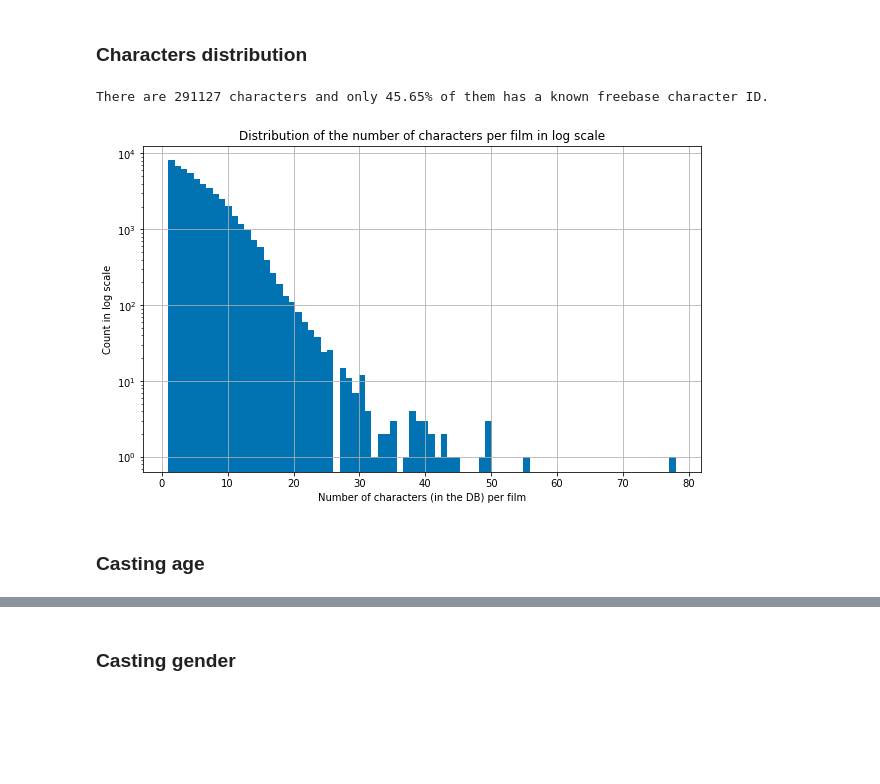
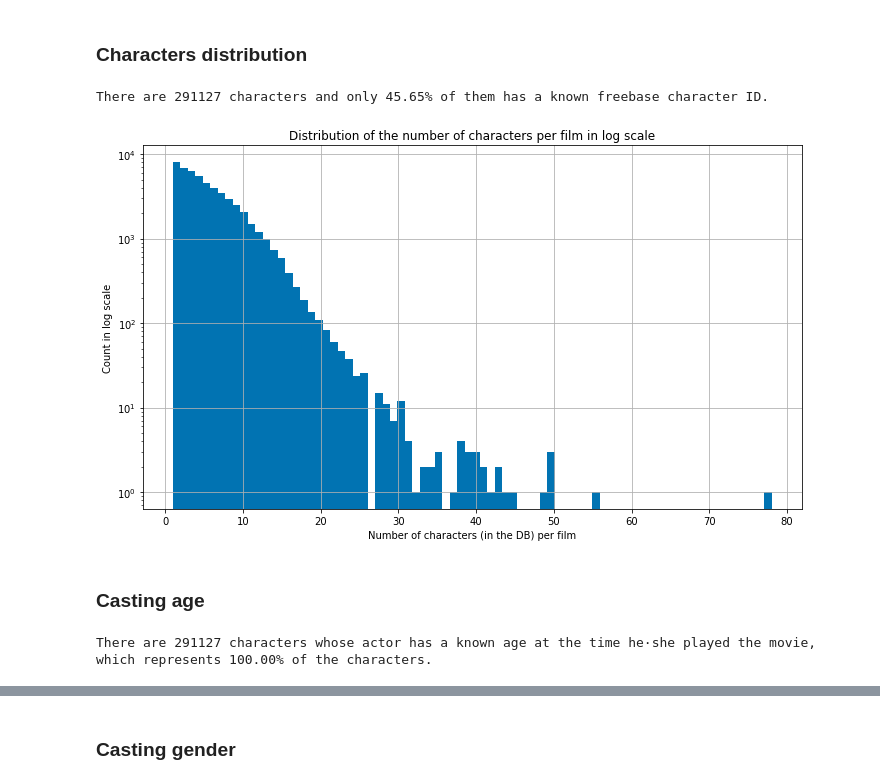
Before and after one commit to epfl-ada/ada-2022-project-dadalife, a Jupyter notebook: ADA_CMU.ipynb, the cells around one changed output, grey strips where cells are left out. Saved outputs shown, nothing was run; the diff lists cells and outputs as text; code cells hidden in the pictures; blank space fills up the shorter version.

```diff
--- a/ADA_CMU.ipynb
+++ b/ADA_CMU.ipynb
@@ -217,22 +217,23 @@ There are 51756 actors with different (name, date of birth) in the dataset. Howe
 The difference between the two figures is due to some incorrect matching (actor --> actor freebase ID). Those won't be taken into account when analysing "unique actors".
 # %% [markdown]
 ### Characters distribution
-# %%
-nb_chars = df_chars['wikipedia_m_ID'].count()
-nb_chars_with_freebase = df_chars['freebase_character_id'].count()
-print("There are {} characters and only {:.2f}% of them has a known freebase character ID.".format(nb_chars, nb_chars_with_freebase/nb_chars*100))
-# %% [output]
-There are 291127 characters and only 45.65% of them has a known freebase character ID.
+# %%
+nb_chars = df_chars['wikipedia_m_ID'].count()
+nb_chars_with_freebase = df_chars['freebase_character_id'].count()
+print("There are {} characters and only {:.2f}% of them has a known freebase character ID.".format(nb_chars, nb_chars_with_freebase/nb_chars*100))
+# %% [output]
+There are 291127 characters and only 45.65% of them has a known freebase character ID.
 # %%
 # Plots distribution of characters per movie
 plt.figure(figsize=(10,6))
 plt.title('Distribution of the number of characters per film in log scale')
 plt.xlabel('Number of characters (in the DB) per film')
 plt.ylabel('Count in log scale')
 plt.hist(df_chars['wikipedia_m_ID'].value_counts(), log=True, bins=80, color=BLUE)
+plt.tight_layout()
 plt.grid()
 plt.show()
 # %% [output]
-[figure, old version]
+[figure, new version]
 # %% [markdown]
 ### Casting age
@@ -242,3 +240,8 @@ print("There are {} characters whose actor has a known age at the time he·she p
+# %%
+nb_chars_with_age = df_chars['actor_age'].value_counts().sum()
+print("There are {} characters whose actor has a known age at the time he·she played the movie, which represents {:.2f}% of the characters.".format(nb_chars_with_age, nb_chars_with_age/nb_chars*100))
+# %% [output]
+There are 291127 characters whose actor has a known age at the time he·she played the movie, which represents 100.00% of the characters.
 # %%
 plt.figure(figsize=(20,6))
 sns.histplot(df_chars[df_chars.actor_gender == 'M'].actor_age, color=PURPLE, kde=True, label="Men")
```
Also changed, not shown: parts of 55 cells of this notebook.
